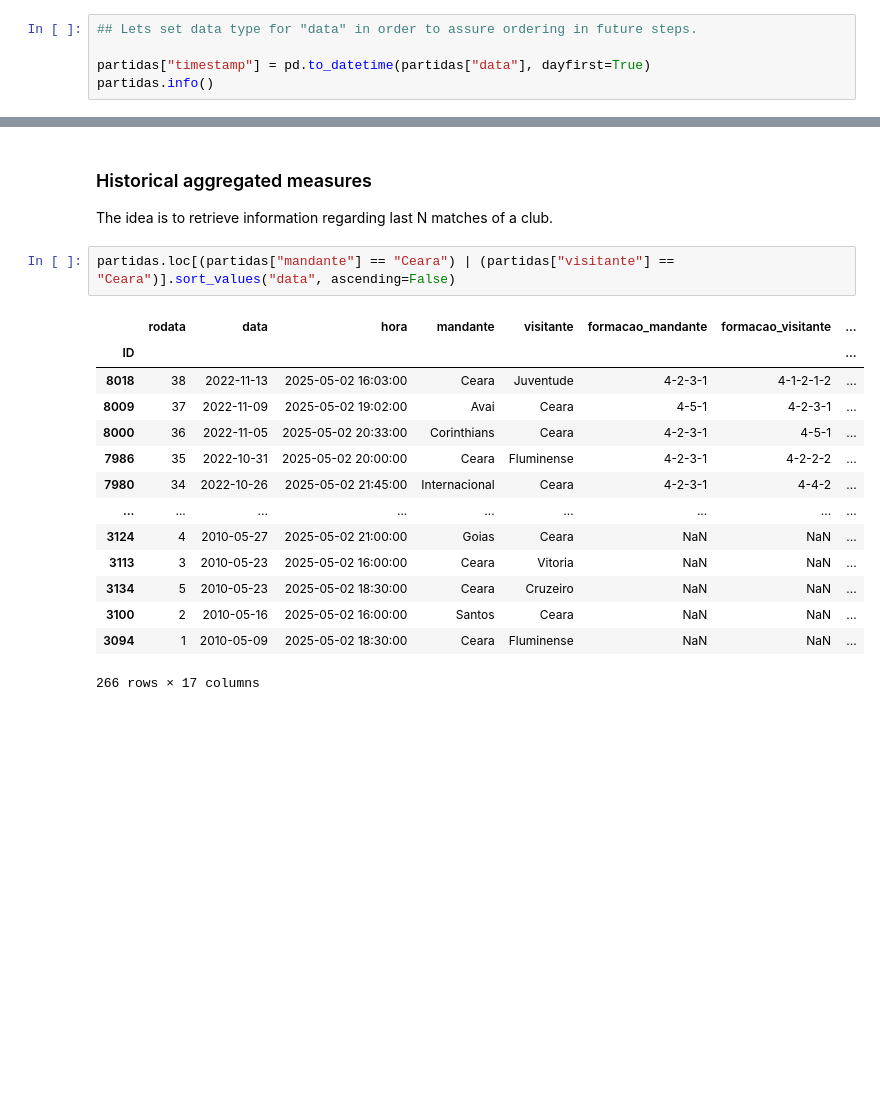
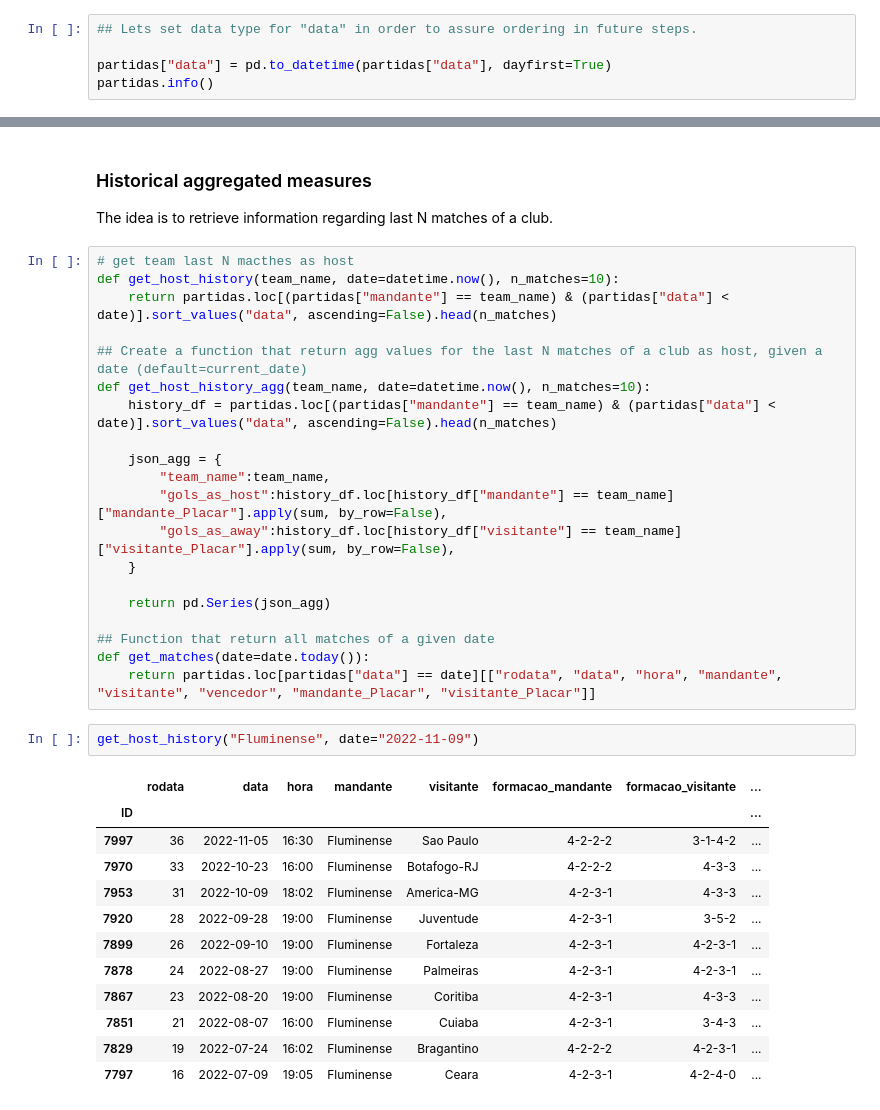
Before and after one commit to Eudi-Duarte/brasileirao-notebook, a Jupyter notebook: braileirao.ipynb, the cells around one changed output, grey strips where cells are left out. Saved outputs shown, nothing was run; the diff lists cells and outputs as text; blank space fills up the shorter version.

Commit message:
Adds first measure gols scored in the last N matches

```diff
--- a/braileirao.ipynb
+++ b/braileirao.ipynb
@@ -93,7 +94,7 @@ memory usage: 1.0+ MB
 # %%
 ## Lets set data type for "data" in order to assure ordering in future steps.
 
-partidas["timestamp"] = pd.to_datetime(partidas["data"], dayfirst=True)
+partidas["data"] = pd.to_datetime(partidas["data"], dayfirst=True)
 partidas.info()
 # %% [output]
 <class 'pandas.core.frame.DataFrame'>
@@ -117,19 +118,37 @@ memory usage: 1.2+ MB
 ### Historical aggregated measures
 The idea is to retrieve information regarding last N matches of a club.
 # %%
-partidas.loc[(partidas["mandante"] == "Ceara") | (partidas["visitante"] == "Ceara")].sort_values("data", ascending=False)
+# get team last N macthes as host
+def get_host_history(team_name, date=datetime.now(), n_matches=10):
+    return partidas.loc[(partidas["mandante"] == team_name) & (partidas["data"] < date)].sort_values("data", ascending=False).head(n_matches)
+
+## Create a function that return agg values for the last N matches of a club as host, given a date (default=current_date)
+def get_host_history_agg(team_name, date=datetime.now(), n_matches=10):
+    history_df = partidas.loc[(partidas["mandante"] == team_name) & (partidas["data"] < date)].sort_values("data", ascending=False).head(n_matches)
+
+    json_agg = {
+        "team_name":team_name,
+        "gols_as_host":history_df.loc[history_df["mandante"] == team_name]["mandante_Placar"].apply(sum, by_row=False),
+        "gols_as_away":history_df.loc[history_df["visitante"] == team_name]["visitante_Placar"].apply(sum, by_row=False),
+    }
+
+    return pd.Series(json_agg)
+
+## Function that return all matches of a given date
+def get_matches(date=date.today()):
+    return partidas.loc[partidas["data"] == date][["rodata", "data", "hora", "mandante", "visitante", "vencedor", "mandante_Placar", "visitante_Placar"]]
-# %% [output]
-|  | rodata | data | hora | mandante | visitante | formacao_mandante | formacao_visitante | ... |
-| ID |  |  |  |  |  |  |  | ... |
-| 8018 | 38 | 2022-11-13 | 2025-05-02 16:03:00 | Ceara | Juventude | 4-2-3-1 | 4-1-2-1-2 | ... |
-| 8009 | 37 | 2022-11-09 | 2025-05-02 19:02:00 | Avai | Ceara | 4-5-1 | 4-2-3-1 | ... |
-| 8000 | 36 | 2022-11-05 | 2025-05-02 20:33:00 | Corinthians | Ceara | 4-2-3-1 | 4-5-1 | ... |
-| 7986 | 35 | 2022-10-31 | 2025-05-02 20:00:00 | Ceara | Fluminense | 4-2-3-1 | 4-2-2-2 | ... |
-| 7980 | 34 | 2022-10-26 | 2025-05-02 21:45:00 | Internacional | Ceara | 4-2-3-1 | 4-4-2 | ... |
-| ... | ... | ... | ... | ... | ... | ... | ... | ... |
-| 3124 | 4 | 2010-05-27 | 2025-05-02 21:00:00 | Goias | Ceara | NaN | NaN | ... |
-| 3113 | 3 | 2010-05-23 | 2025-05-02 16:00:00 | Ceara | Vitoria | NaN | NaN | ... |
-| 3134 | 5 | 2010-05-23 | 2025-05-02 18:30:00 | Ceara | Cruzeiro | NaN | NaN | ... |
-| 3100 | 2 | 2010-05-16 | 2025-05-02 16:00:00 | Santos | Ceara | NaN | NaN | ... |
-| 3094 | 1 | 2010-05-09 | 2025-05-02 18:30:00 | Ceara | Fluminense | NaN | NaN | ... |
-266 rows × 17 columns
+# %%
+get_host_history("Fluminense", date="2022-11-09")
+# %% [output]
+|  | rodata | data | hora | mandante | visitante | formacao_mandante | formacao_visitante | ... |
+| ID |  |  |  |  |  |  |  | ... |
+| 7997 | 36 | 2022-11-05 | 16:30 | Fluminense | Sao Paulo | 4-2-2-2 | 3-1-4-2 | ... |
+| 7970 | 33 | 2022-10-23 | 16:00 | Fluminense | Botafogo-RJ | 4-2-2-2 | 4-3-3 | ... |
+| 7953 | 31 | 2022-10-09 | 18:02 | Fluminense | America-MG | 4-2-3-1 | 4-3-3 | ... |
+| 7920 | 28 | 2022-09-28 | 19:00 | Fluminense | Juventude | 4-2-3-1 | 3-5-2 | ... |
+| 7899 | 26 | 2022-09-10 | 19:00 | Fluminense | Fortaleza | 4-2-3-1 | 4-2-3-1 | ... |
+| 7878 | 24 | 2022-08-27 | 19:00 | Fluminense | Palmeiras | 4-2-3-1 | 4-2-3-1 | ... |
+| 7867 | 23 | 2022-08-20 | 19:00 | Fluminense | Coritiba | 4-2-3-1 | 4-3-3 | ... |
+| 7851 | 21 | 2022-08-07 | 16:00 | Fluminense | Cuiaba | 4-2-3-1 | 3-4-3 | ... |
+| 7829 | 19 | 2022-07-24 | 16:02 | Fluminense | Bragantino | 4-2-2-2 | 4-2-3-1 | ... |
+| 7797 | 16 | 2022-07-09 | 19:05 | Fluminense | Ceara | 4-2-3-1 | 4-2-4-0 | ... |
```
Also changed, not shown: parts of 3 cells of this notebook.
